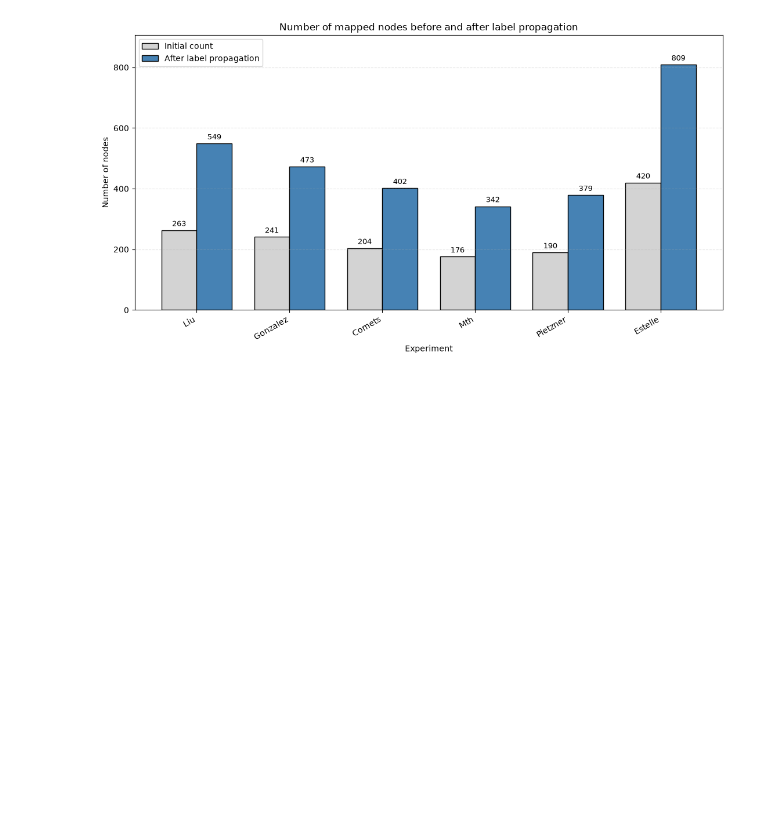
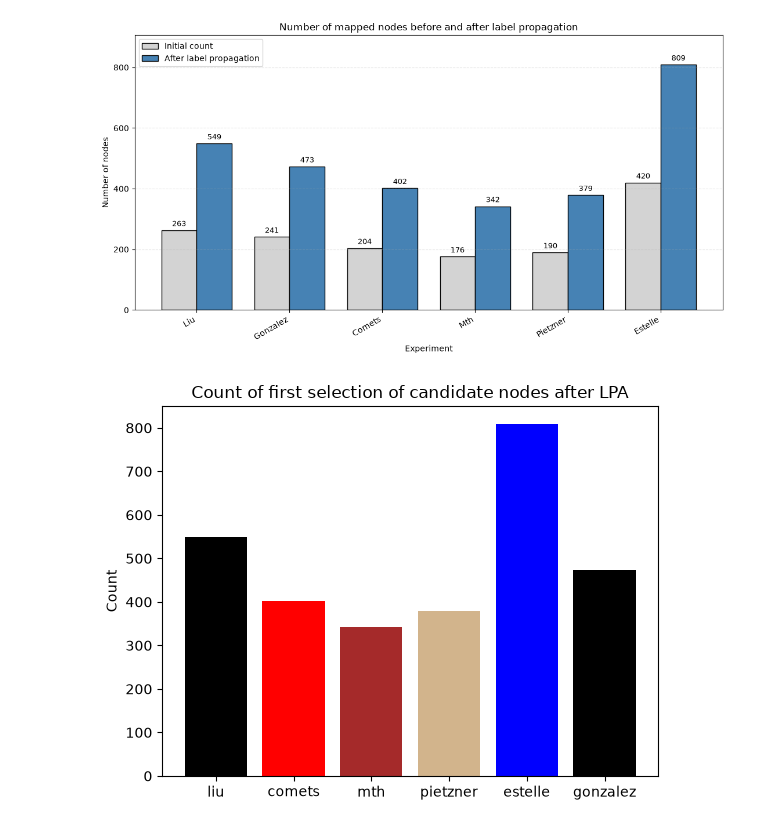
Before and after one commit to SamSaladino/LPA-Kemeny-Young, a Jupyter notebook: Execution_Estelle data.ipynb, the cells around one changed output. Cells and saved outputs as stored; diff of their text form; code cells hidden in the pictures; blank space fills up the shorter version.

```diff
--- a/Execution_Estelle data.ipynb
+++ b/Execution_Estelle data.ipynb
@@ -196,5 +214,27 @@ ky = KemenyYoung(G)
 
 better_covered = ky.first_selected_candidate(
     candidate_list=results_lpa,
-    candidate_names=experiment_names,
+    candidate_names=experiment_names
 )
+
+better_covered_nonlpa = ky.first_selected_candidate(
+    candidate_list=initial_labels,
+    candidate_names=experiment_names
+)
+# %%
+# Step 1: Flatten the list of lists
+flattened_list = [item for sublist in better_covered for item in sublist]
+
+# Step 2: Count occurrences
+counter = Counter(flattened_list)
+
+# Step 3: Generate random colors for each bar
+colors = ['black', 'red', 'brown', '#D2B48C', 'blue']  # '#D2B48C' is light brown
+# Step 4: Create bar plot with different colors
+plt.bar(counter.keys(), counter.values(), color=colors)
+plt.ylabel('Count')
+plt.title('Count of first selection of candidate nodes after LPA')
+#plt.savefig('figs/first_selection_lpa.png')
+plt.show()
+# %% [output]
+[figure, added]
```
Also changed, not shown: parts of 10 cells of this notebook.
